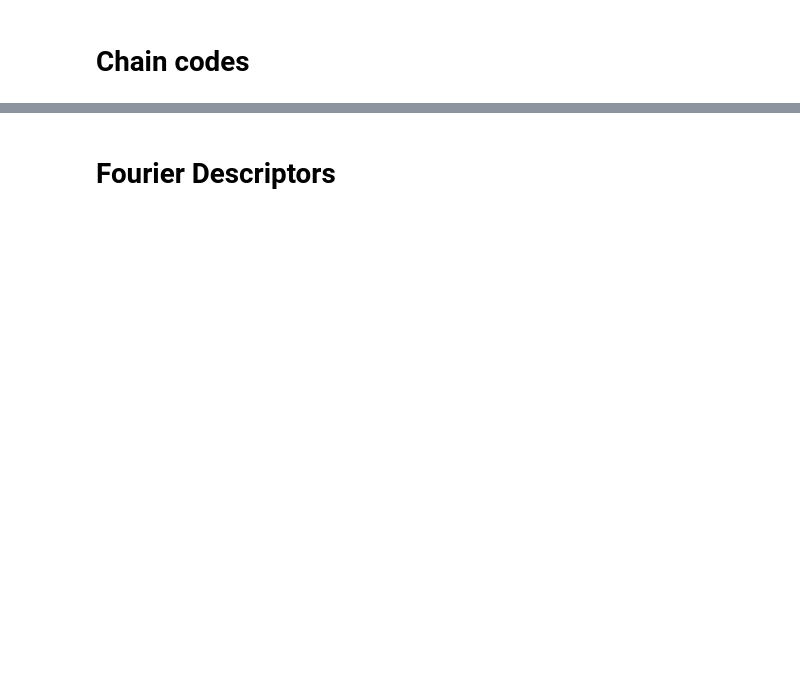
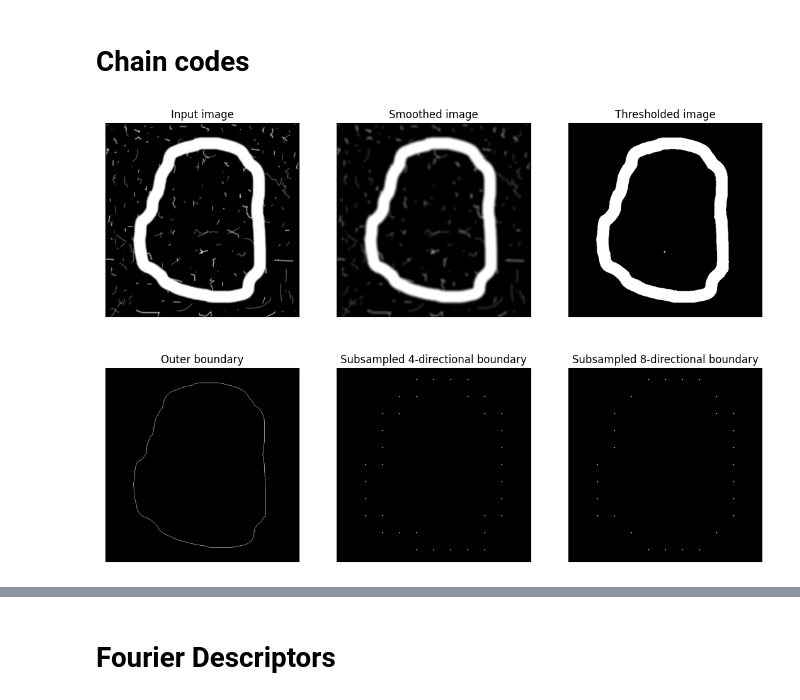
Before and after one commit to ArthurFDLR/Image_Boundaries_Analysis, a Jupyter notebook: Image_Boundaries_Analysis.ipynb, the cells around one changed output, grey strips where cells are left out. Cells and saved outputs as stored; diff of their text form; code cells hidden in the pictures; blank space fills up the shorter version.

```diff
--- a/Image_Boundaries_Analysis.ipynb
+++ b/Image_Boundaries_Analysis.ipynb
@@ -43,3 +8,13 @@ def imshow(img):
+# %%
+def draw_border(border:np.ndarray, img_shape):
+    img = np.zeros(img_shape)
+    if border.dtype == np.complex_:
+        for c in border:
+            img[int(c.imag), int(c.real)] = 1.
+    else:
+        for c in border:
+            img[int(c[0]), int(c[1])] = 1.
+    return img
 # %% [markdown]
 # Global thresholding
 # %%
@@ -180,39 +159,41 @@ def boundary_following(border, stay_out=True, allow_diag=True):
     return np.array(coord_border), chain_code
 # %%
 # Image import
-img = cv2.imread('/content/drive/MyDrive/Colab Notebooks/ECE565/circular_stroke.tif',0)
+img = io.imread('https://github.com/ArthurFDLR/Image_Boundaries_Analysis/blob/main/test_images/circular_stroke.tif?raw=True')
 
 # Computation
 kernel_smoothing = np.ones((9,9),np.float32)/(9*9)
-img_g = cv2.filter2D(img,-1,kernel_smoothing)
+img_g = filter2D(img,-1,kernel_smoothing)
 img_gB, _ = otsu_tresholding(img_g)
 gB_border, _ = boundary_following(img_gB)
 img_gB_border = draw_border(gB_border, img.shape)
 img_gB_border_resampled_4, sampled_viz_4 = resample(img_gB_border, 50, 0)
 img_gB_border_resampled_8, sampled_viz_8 = resample(img_gB_border, 50, 25)
 
 # Visualization
 fig, axs = plt.subplots(2, 3, figsize=(11,8), dpi=100)
 axs = [ax for sub_ax in axs for ax in sub_ax]
 for ax in axs:
     ax.set_xticks([])
     ax.set_yticks([])
 
 axs[0].set_title('Input image')
 axs[0].imshow(img, cmap='gray')
 axs[1].set_title('Smoothed image')
 axs[1].imshow(img_g, cmap='gray')
 axs[2].set_title('Thresholded image')
 axs[2].imshow(img_gB, cmap='gray')
 axs[3].set_title('Outer boundary')
 axs[3].imshow(img_gB_border, cmap='gray')
 axs[4].set_title('Subsampled 4-directional boundary')
 axs[4].imshow(sampled_viz_4, cmap='gray')
 axs[5].set_title('Subsampled 8-directional boundary')
 axs[5].imshow(sampled_viz_8, cmap='gray')
 
 fig.tight_layout()
 fig.show()
+# %% [output]
+[figure, added]
 # %%
 def get_first_diff(chain_code):
     nbr_direction = max(chain_code)+1
```
Also changed, not shown: parts of 6 cells of this notebook.
